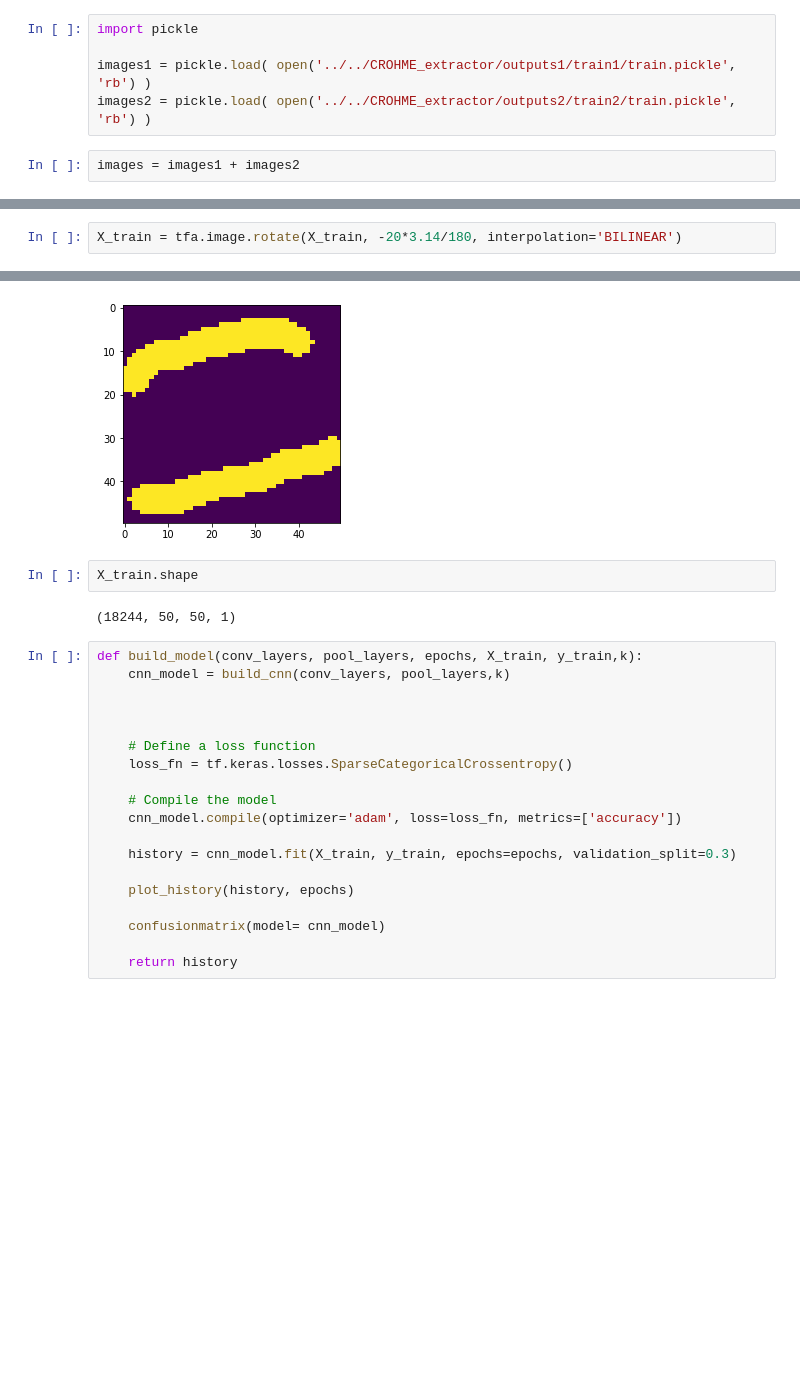
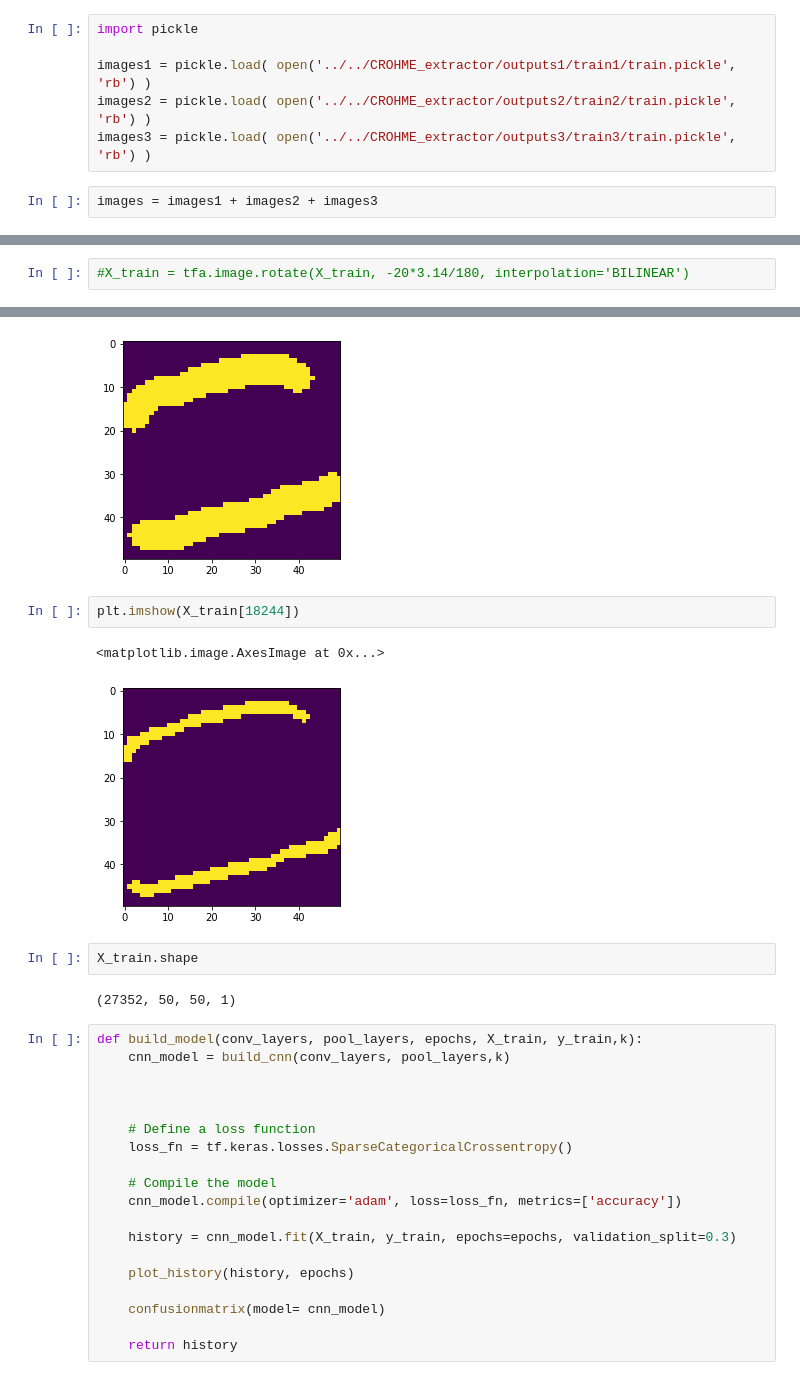
Before and after one commit to mallen-11/math-problem-solver, a Jupyter notebook: Notebooks/Letters, Digits, Math Operators Model.ipynb, the cells around one changed output, grey strips where cells are left out. Cells and saved outputs as stored; diff of their text form; blank space fills up the shorter version.

```diff
--- a/Notebooks/Letters, Digits, Math Operators Model.ipynb
+++ b/Notebooks/Letters, Digits, Math Operators Model.ipynb
@@ -25,8 +25,9 @@ import pickle
 
 images1 = pickle.load( open('../../CROHME_extractor/outputs1/train1/train.pickle', 'rb') )
 images2 = pickle.load( open('../../CROHME_extractor/outputs2/train2/train.pickle', 'rb') )
+images3 = pickle.load( open('../../CROHME_extractor/outputs3/train3/train.pickle', 'rb') )
 # %%
-images = images1 + images2
+images = images1 + images2 + images3
 # %%
 classes = pd.read_csv('../../CROHME_extractor/classes.txt', header =None)
 # %%
@@ -77,5 +78,5 @@ y_train.shape
 # %%
-X_train = tfa.image.rotate(X_train, -20*3.14/180, interpolation='BILINEAR')
+#X_train = tfa.image.rotate(X_train, -20*3.14/180, interpolation='BILINEAR')
 # %%
 X_train.shape[0]
 # %% [output]
@@ -90,10 +91,15 @@ plt.imshow(X_train[0])
 # %% [output]
 <matplotlib.image.AxesImage at 0x...>
 [figure]
+# %%
+plt.imshow(X_train[18244])
+# %% [output]
+<matplotlib.image.AxesImage at 0x...>
+[figure, added]
 # %%
 X_train.shape
 # %% [output]
-(18244, 50, 50, 1)
+(27352, 50, 50, 1)
 # %%
 def build_model(conv_layers, pool_layers, epochs, X_train, y_train,k):
     cnn_model = build_cnn(conv_layers, pool_layers,k)
```
Also changed, not shown: parts of 4 cells of this notebook.
